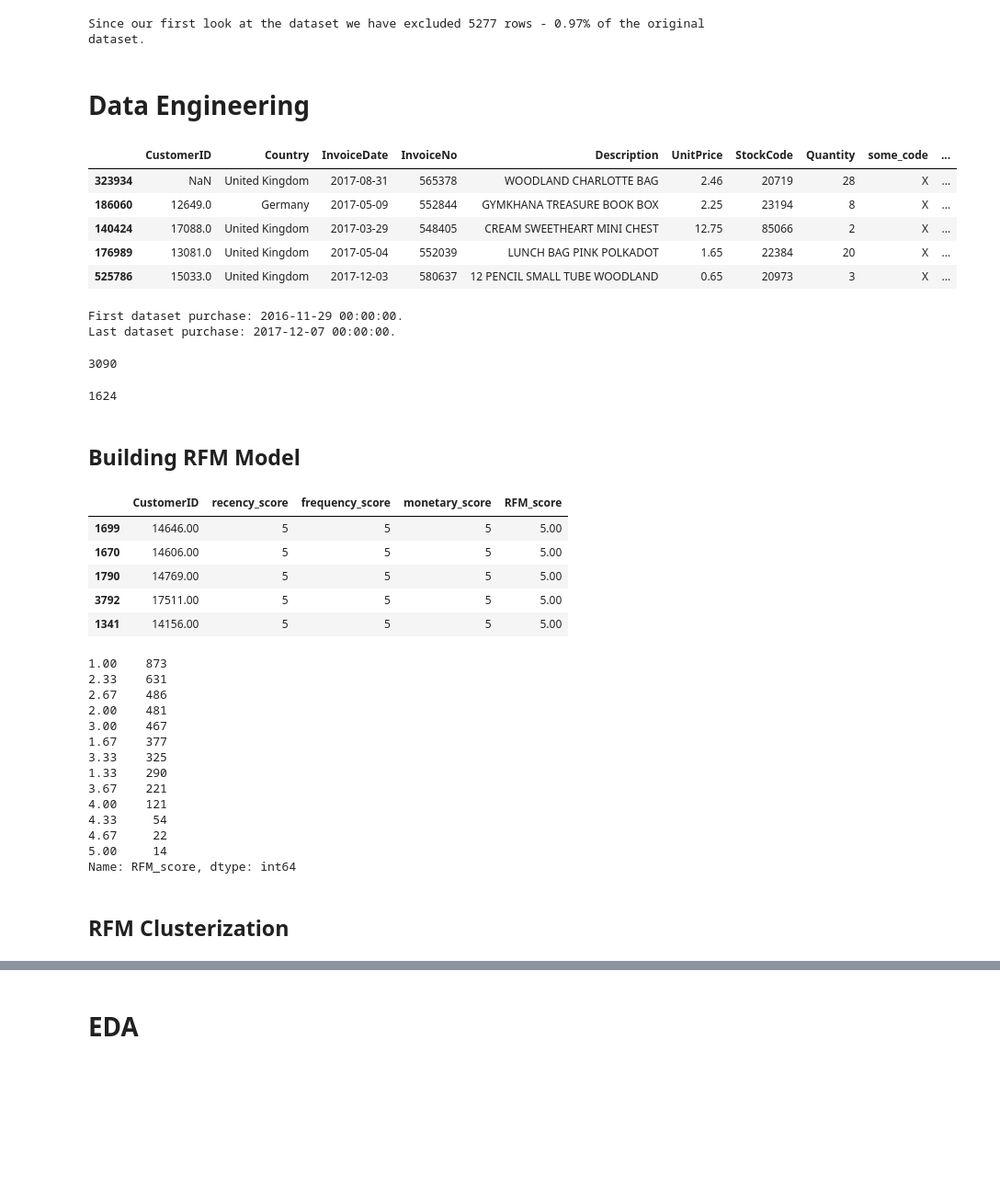
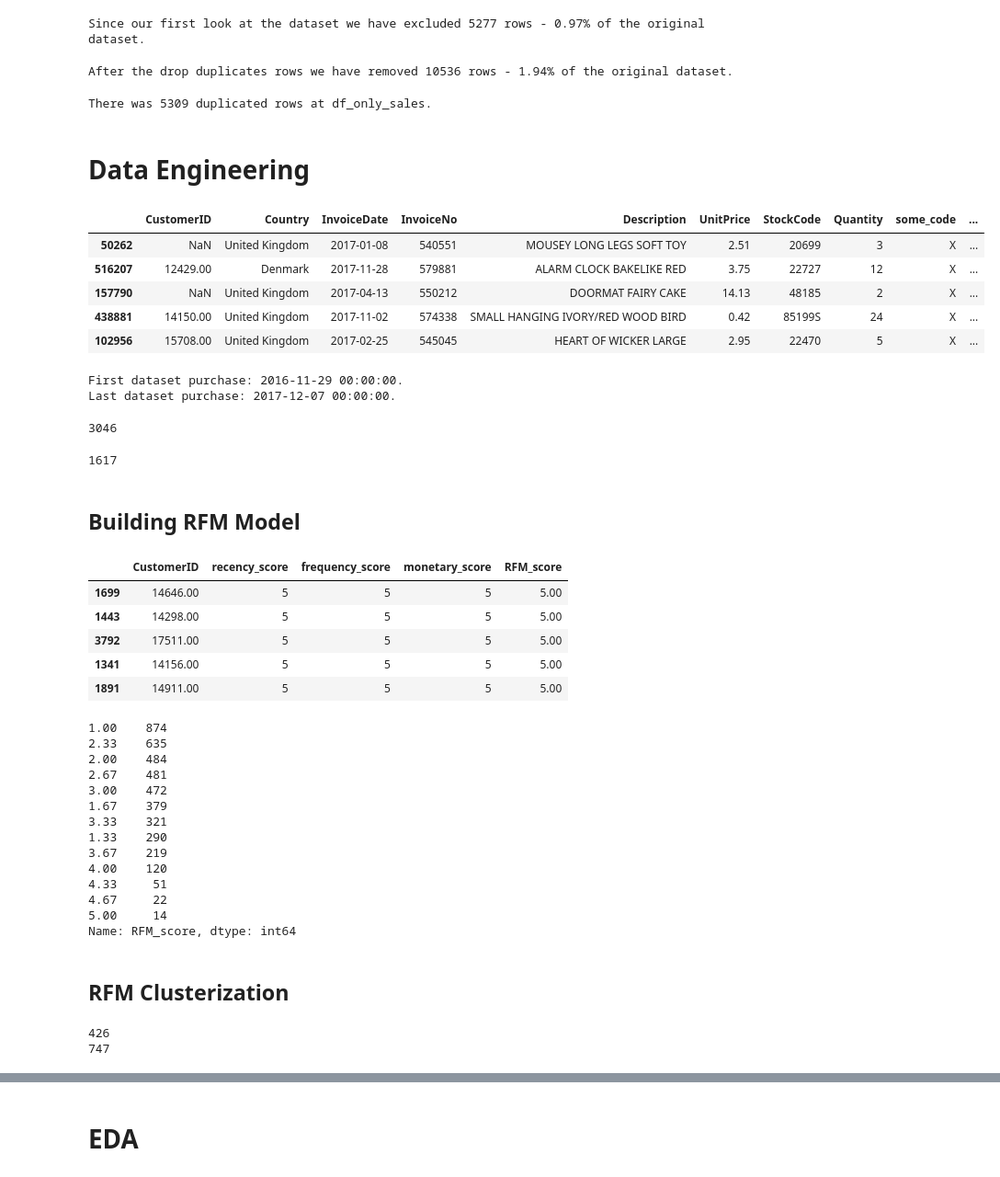
Before and after one commit to felipedmnq/PA05-Insiders-Program, a Jupyter notebook: Notebooks/c1.0-fdv-end-to-end-clustering-W2.ipynb, the cells around one changed output, grey strips where cells are left out. Shown at 92% size. Saved outputs shown, nothing was run; the diff lists cells and outputs as text; code cells hidden in the pictures; blank space fills up the shorter version.

```diff
--- a/Notebooks/c1.0-fdv-end-to-end-clustering-W2.ipynb
+++ b/Notebooks/c1.0-fdv-end-to-end-clustering-W2.ipynb
@@ -693,6 +708,17 @@ len(df_only_sales.query('Description == ["Discount", "SAMPLES"]'))
 print(f'Since our first look at the dataset we have excluded {df_init.shape[0] - df_only_sales.shape[0]} rows - {((df_init.shape[0] - df_only_sales.shape[0]) / df_init.shape[0]) * 100:.2f}% of the original dataset.')
 # %% [output]
 Since our first look at the dataset we have excluded 5277 rows - 0.97% of the original dataset.
+# %%
+# Droping duplicate rows
+df_only_sales.drop_duplicates(inplace = True)
+# %%
+print(f'After the drop duplicates rows we have removed {df_init.shape[0] - df_only_sales.shape[0]} rows - {((df_init.shape[0] - df_only_sales.shape[0]) / df_init.shape[0]) * 100:.2f}% of the original dataset.')
+# %% [output]
+After the drop duplicates rows we have removed 10536 rows - 1.94% of the original dataset.
+# %%
+print(f'There was {10536 - 5227} duplicated rows at df_only_sales.')
+# %% [output]
+There was 5309 duplicated rows at df_only_sales.
 # %% [markdown]
 # Data Engineering
 # %%
@@ -700,26 +726,26 @@ df = df_only_sales.copy()
 # %%
 # Creating YEAR, MONTH and DAY_OF_WEEK Features.
 
 # Year
 df['InvoiceYear'] = df['InvoiceDate'].dt.year
 
 # Month
 df['InvoiceMonth'] = df['InvoiceDate'].dt.month
 
 # Weekday
-df['InvoiceDayWeek'] = df['InvoiceDate'].dt.weekday
+df['InvoiceDayWeek'] = df['InvoiceDate'].dt.dayofweek
 
 # Total purchase value
 df['TotalValue'] = df['UnitPrice'] * df['Quantity']
 
 df.sample(5)
 # %% [output]
 |  | CustomerID | Country | InvoiceDate | InvoiceNo | Description | UnitPrice | StockCode | Quantity | some_code | ... |
-| 323934 | NaN | United Kingdom | 2017-08-31 | 565378 | WOODLAND CHARLOTTE BAG | 2.46 | 20719 | 28 | X | ... |
-| 186060 | 12649.0 | Germany | 2017-05-09 | 552844 | GYMKHANA TREASURE BOOK BOX | 2.25 | 23194 | 8 | X | ... |
-| 140424 | 17088.0 | United Kingdom | 2017-03-29 | 548405 | CREAM SWEETHEART MINI CHEST | 12.75 | 85066 | 2 | X | ... |
-| 176989 | 13081.0 | United Kingdom | 2017-05-04 | 552039 | LUNCH BAG PINK POLKADOT | 1.65 | 22384 | 20 | X | ... |
-| 525786 | 15033.0 | United Kingdom | 2017-12-03 | 580637 | 12 PENCIL SMALL TUBE WOODLAND | 0.65 | 20973 | 3 | X | ... |
+| 50262 | NaN | United Kingdom | 2017-01-08 | 540551 | MOUSEY LONG LEGS SOFT TOY | 2.51 | 20699 | 3 | X | ... |
+| 516207 | 12429.00 | Denmark | 2017-11-28 | 579881 | ALARM CLOCK BAKELIKE RED | 3.75 | 22727 | 12 | X | ... |
+| 157790 | NaN | United Kingdom | 2017-04-13 | 550212 | DOORMAT FAIRY CAKE | 14.13 | 48185 | 2 | X | ... |
+| 438881 | 14150.00 | United Kingdom | 2017-11-02 | 574338 | SMALL HANGING IVORY/RED WOOD BIRD | 0.42 | 85199S | 24 | X | ... |
+| 102956 | 15708.00 | United Kingdom | 2017-02-25 | 545045 | HEART OF WICKER LARGE | 2.95 | 22470 | 5 | X | ... |
 # %%
 # Reordering columns
 df = df[['CustomerID',	'Country', 'InvoiceNo', 'InvoiceDate', 'Description', 'StockCode', 'UnitPrice', 'Quantity', 'TotalValue', 'some_code', 'InvoiceYear', 'InvoiceMonth', 'InvoiceDayWeek']]
@@ -737,13 +763,13 @@ Last dataset purchase: 2017-12-07 00:00:00.
 
 len(df.set_index("InvoiceDate").loc[df["InvoiceDate"].min()])
 # %% [output]
-3090
+3046
 # %%
 # Total sales at the last day of the dataset.
 
 len(df.set_index("InvoiceDate").loc[df["InvoiceDate"].max()])
 # %% [output]
-1624
+1617
 # %% [markdown]
 ## Building RFM Model
 # %%
@@ -796,26 +821,32 @@ df_RFM_score.sort_values('RFM_score', ascending = False).head()
 # %% [output]
 |  | CustomerID | recency_score | frequency_score | monetary_score | RFM_score |
 | 1699 | 14646.00 | 5 | 5 | 5 | 5.00 |
-| 1670 | 14606.00 | 5 | 5 | 5 | 5.00 |
-| 1790 | 14769.00 | 5 | 5 | 5 | 5.00 |
+| 1443 | 14298.00 | 5 | 5 | 5 | 5.00 |
 | 3792 | 17511.00 | 5 | 5 | 5 | 5.00 |
 | 1341 | 14156.00 | 5 | 5 | 5 | 5.00 |
+| 1891 | 14911.00 | 5 | 5 | 5 | 5.00 |
 # %%
 df_RFM_score['RFM_score'].value_counts()
 # %% [output]
-1.00    873
-2.33    631
-2.67    486
-2.00    481
-3.00    467
-1.67    377
-3.33    325
+1.00    874
+2.33    635
+2.00    484
+2.67    481
+3.00    472
+1.67    379
+3.33    321
 1.33    290
-3.67    221
-4.00    121
-4.33     54
+3.67    219
+4.00    120
+4.33     51
 4.67     22
 5.00     14
 Name: RFM_score, dtype: int64
 # %% [markdown]
 ## RFM Clusterization
+# %%
+print(len(df_RFM_score[df_RFM_score['RFM_score'] >= 3.5]))
+print(len(df_RFM_score[df_RFM_score['RFM_score'] > 3]))
+# %% [output]
+426
+747
```
Also changed, not shown: parts of 32 cells of this notebook.
